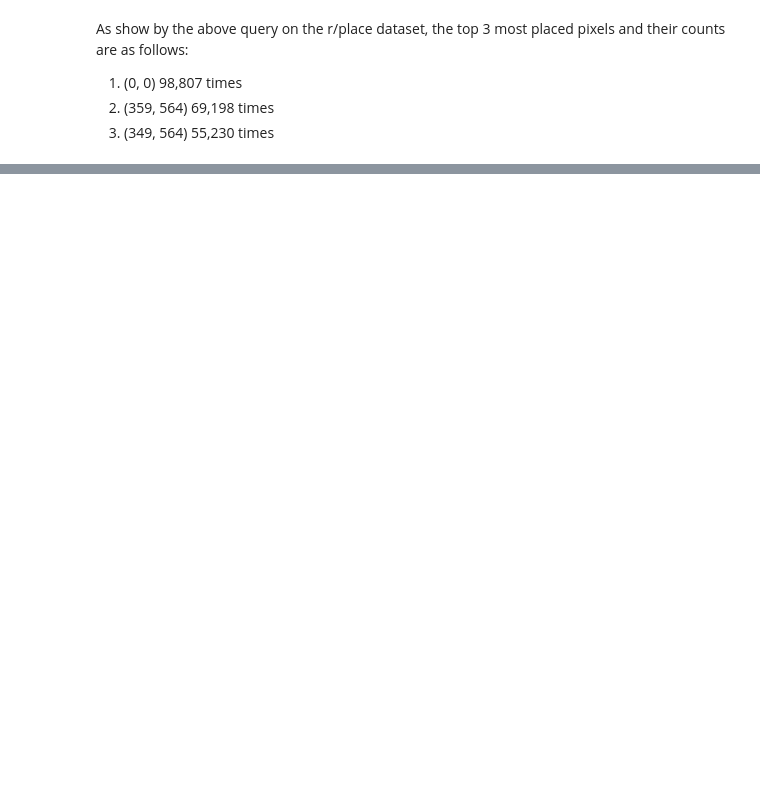
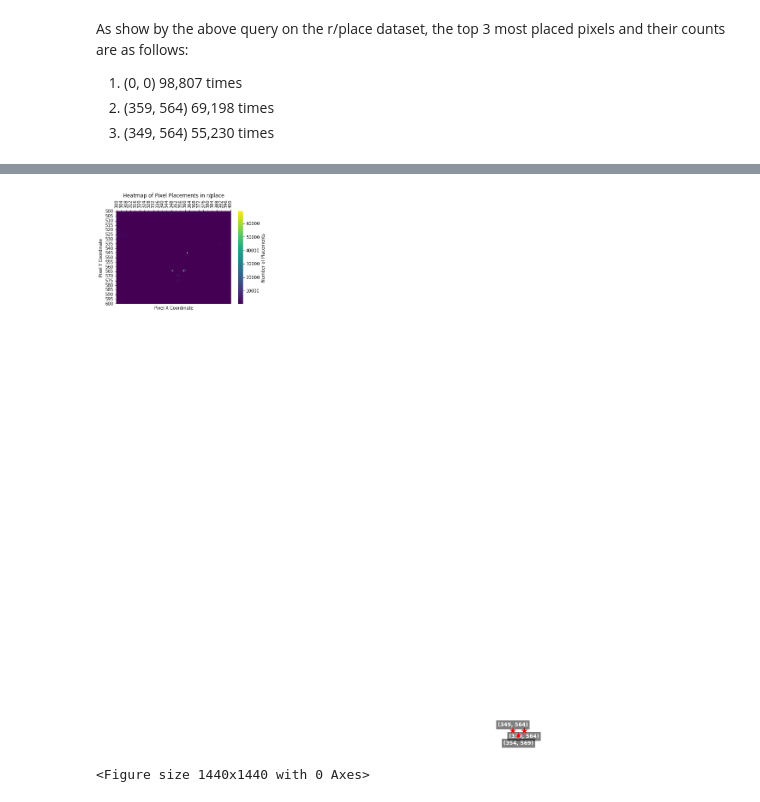
Before and after one commit to eswenke/analysis, a Jupyter notebook: week4/most_placed.ipynb, the cells around one changed output, grey strips where cells are left out. Drawn from its saved outputs; the diff is of its cells as text; code cells hidden in the pictures; blank space fills up the shorter version.

```diff
--- a/week4/most_placed.ipynb
+++ b/week4/most_placed.ipynb
@@ -16,6 +16,12 @@ pixel_data = ddb.sql(f"""
     ORDER BY count DESC
 """).fetchdf()
 
+filtered_pixel_data = ddb.sql(f"""
+    SELECT x, y, count
+    FROM pixel_data
+    WHERE x >= 300 AND x <= 400 AND y >= 500 AND y <= 600
+""").fetchdf()
+
 print(pixel_data[:3])
 # %% [output]
      x    y  count
@@ -56,0 +95,51 @@ plt.show()
+# %%
+# Create a pivot table for the heatmap with log transformation
+# filtered_pixel_data['log_count'] = np.log1p(filtered_pixel_data['count'])
+heatmap_data = filtered_pixel_data.pivot(index='y', columns='x', values='count')
+
+# Create the heatmap
+plt.figure(figsize=(6, 4))
+sns.heatmap(heatmap_data, cmap='viridis', cbar_kws={'label': 'Number of Placements'})
+
+# Find the top 3 pixels
+top_pixels = filtered_pixel_data.nlargest(3, 'count')
+
+# Different offsets for each annotation
+offsets = [2.5, -10, 5]
+for i, (_, row) in enumerate(top_pixels.iterrows()):
+    x, y = row['x'], row['y']
+
+    # Display the coordinates as text with an offset
+    plt.text(
+        x, y + offsets[i], f'({x}, {y})',  # Position the text with an offset
+        color='white',  # Text color
+        ha='center', va='top',  # Center the text
+        fontsize=12, fontweight='bold',  # Text styling
+        bbox=dict(facecolor='black', alpha=0.5, edgecolor='none')  # Background for better visibility
+    )
+
+    # Add a star symbol
+    plt.text(
+        x, y, '★',  # Star symbol
+        color='red',  # Star color
+        ha='center', va='center',  # Center the star
+        fontsize=20  # Star size
+    )
+
+plt.title('Heatmap of Pixel Placements in r/place')
+plt.xlabel('Pixel X Coordinate')
+plt.ylabel('Pixel Y Coordinate')
+
+# Move x-axis labels to the top
+plt.gca().xaxis.set_ticks_position('top')  # Move x-axis ticks to the top
+plt.xticks(rotation=90)
+
+# plotting a line plot after changing it's width and height
+f = plt.figure()
+f.set_figwidth(20)
+f.set_figheight(20)
+
+plt.show()
+# %% [output]
+[figure, added]
+<Figure size 1440x1440 with 0 Axes>
```
Also changed, not shown: parts of 2 cells of this notebook.
